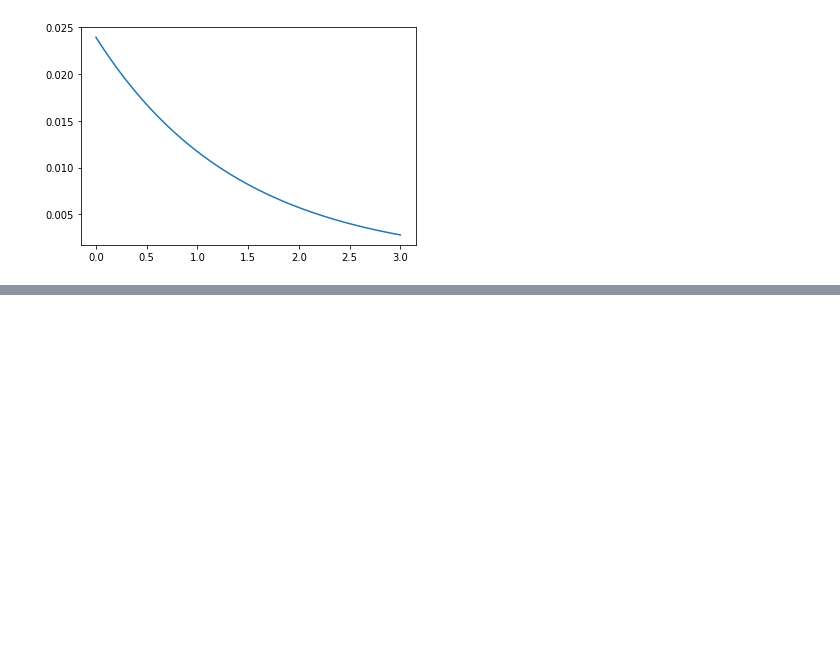
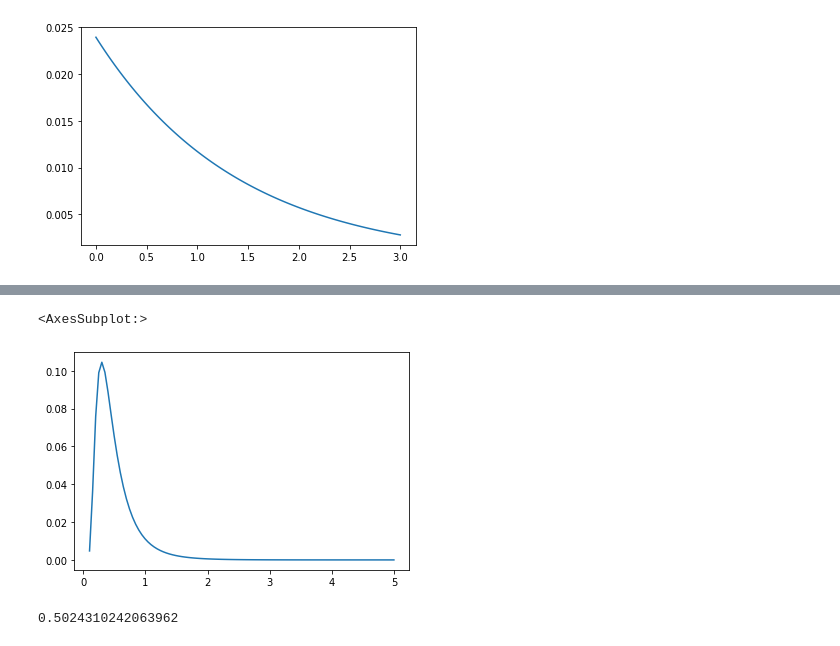
Before and after one commit to minstrel1149/think_bayes, a Jupyter notebook: Ch.08_Poisson_Processes.ipynb, the cells around one changed output, grey strips where cells are left out. Saved outputs shown, nothing was run; the diff lists cells and outputs as text; code cells hidden in the pictures; blank space fills up the shorter version.

```diff
--- a/Ch.08_Poisson_Processes.ipynb
+++ b/Ch.08_Poisson_Processes.ipynb
@@ -63,0 +68,15 @@ prior.plot()
+# %%
+# lambda는 감마분포의 x축(두 번째 골이 들어갈 때가지의 평균 경기 수)의 역수로 넣어줘야..?
+lams = 1 / prior.qs
+k = 4
+likelihood = ss.poisson(lams).pmf(k)
+posterior = prior * likelihood
+posterior.normalize()
+posterior.plot()
+# %% [output]
+<AxesSubplot:>
+[figure, added]
+# %%
+posterior.mean()
+# %% [output]
+0.5024310242063962
```
Also changed, not shown: parts of 5 cells of this notebook, 2 other files.
